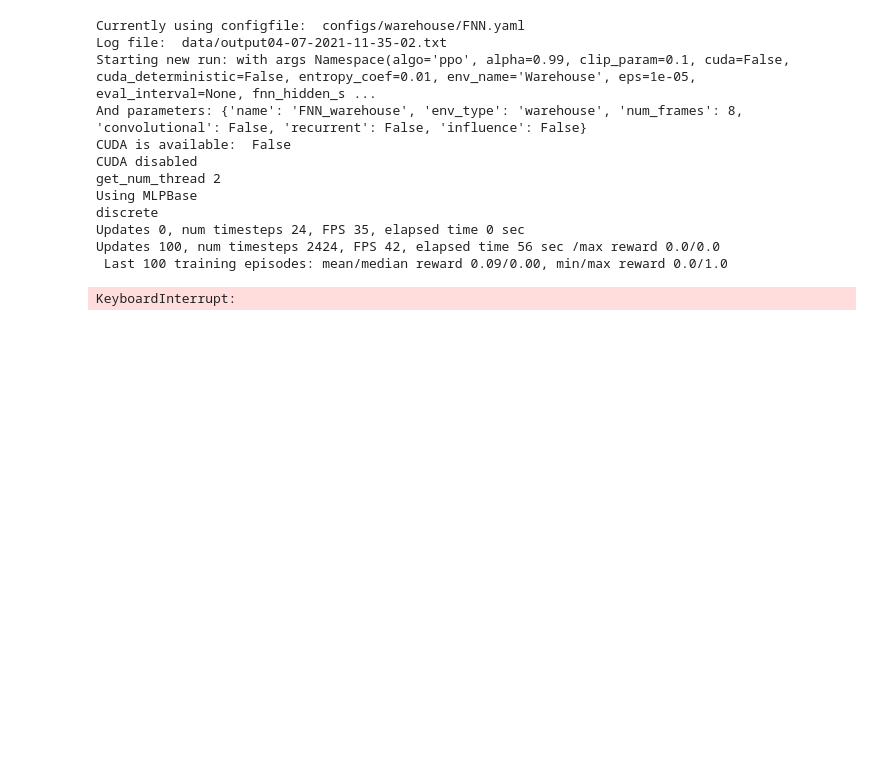
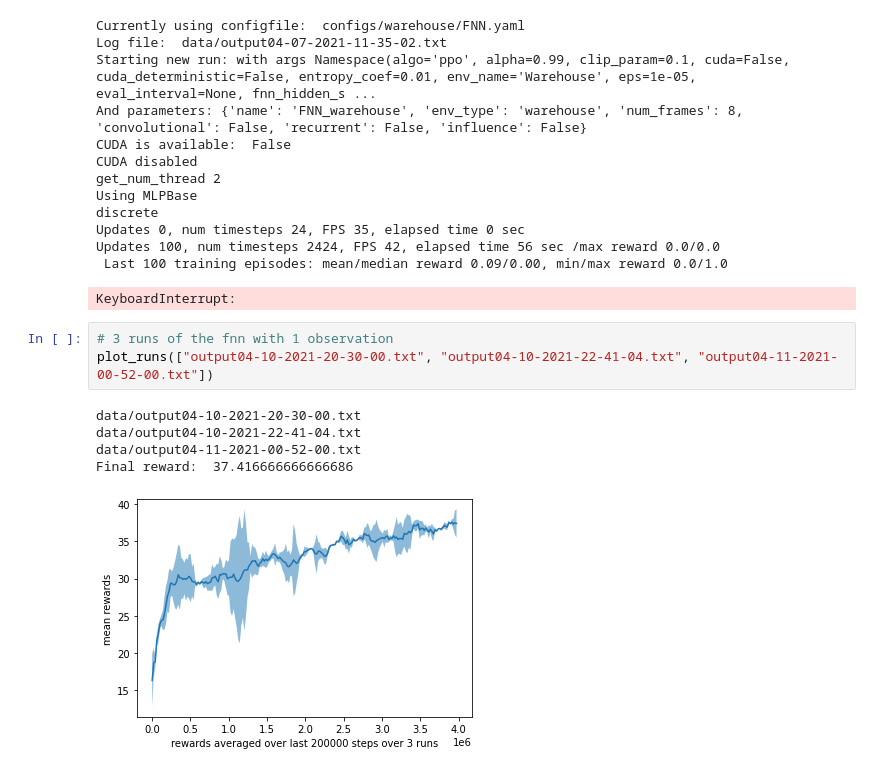
Before and after one commit to gijskoning/Reproducibility_project, a Jupyter notebook: experiments.ipynb, the cells around one changed output. Drawn from its saved outputs; the diff is of its cells as text; blank space fills up the shorter version.

```diff
--- a/experiments.ipynb
+++ b/experiments.ipynb
@@ -195,3 +196,12 @@ Updates 0, num timesteps 24, FPS 35, elapsed time 0 sec
 Updates 100, num timesteps 2424, FPS 42, elapsed time 56 sec /max reward 0.0/0.0
  Last 100 training episodes: mean/median reward 0.09/0.00, min/max reward 0.0/1.0
 KeyboardInterrupt:
+# %%
+# 3 runs of the fnn with 1 observation
+plot_runs(["output04-10-2021-20-30-00.txt", "output04-10-2021-22-41-04.txt", "output04-11-2021-00-52-00.txt"])
+# %% [output]
+data/output04-10-2021-20-30-00.txt
+data/output04-10-2021-22-41-04.txt
+data/output04-11-2021-00-52-00.txt
+Final reward:  37.416666666666686
+[figure, added]
```
Also changed, not shown: parts of 1 cell of this notebook.
